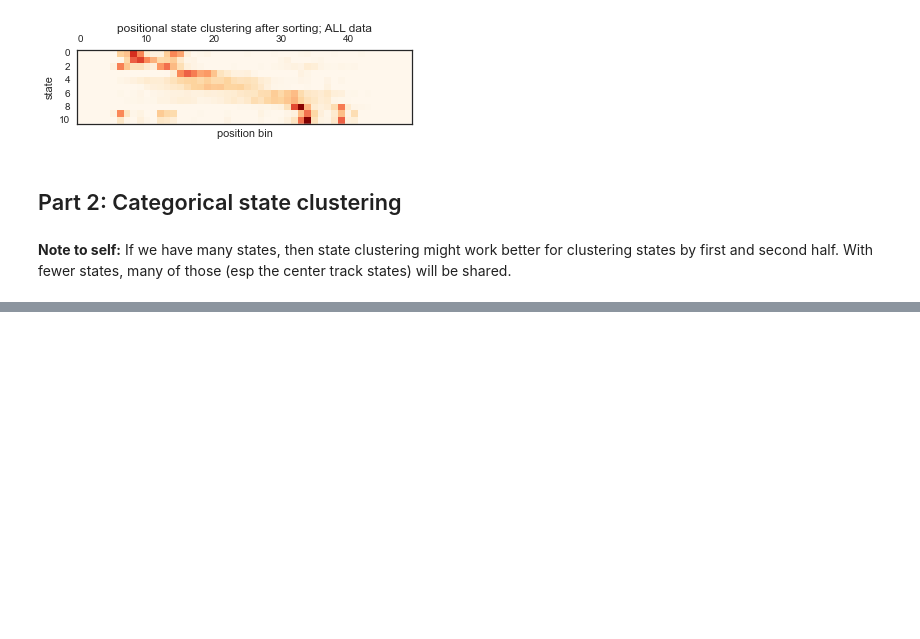
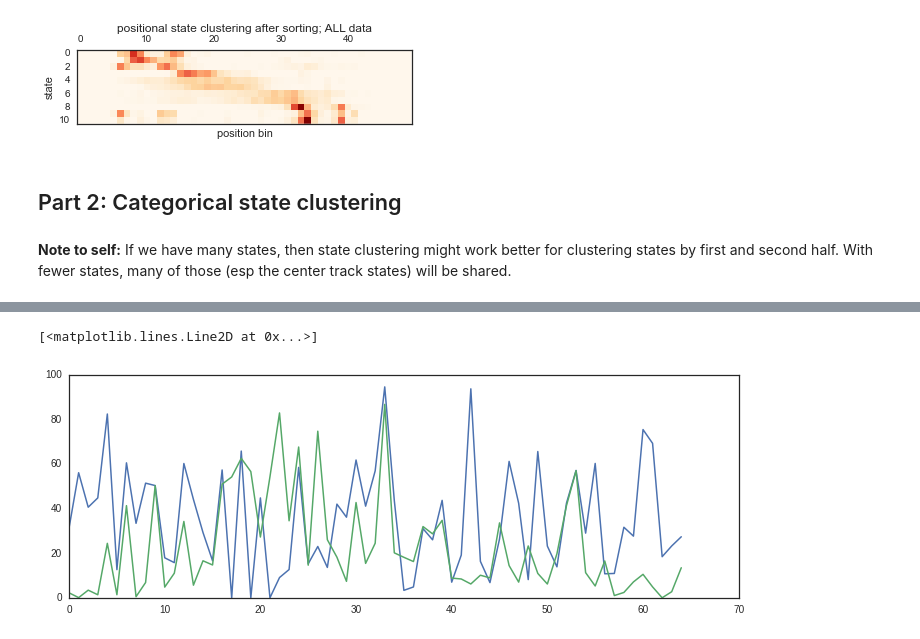
Before and after one commit to kemerelab/NeuroHMM, a Jupyter notebook: StateClustering.ipynb, the cells around one changed output, grey strips where cells are left out. Drawn from its saved outputs; the diff is of its cells as text; code cells hidden in the pictures; blank space fills up the shorter version.

```diff
--- a/StateClustering.ipynb
+++ b/StateClustering.ipynb
@@ -594,0 +702,39 @@ ax1.set_title('positional state clustering after sorting; ALL data', y=1.18)
+# %%
+###########################################################3
+stacked_data = seq_stk_run_0625
+###########################################################3
+
+x0=0; xl=100; num_pos_bins=50
+xx_left = np.linspace(x0,xl,num_pos_bins+1)
+num_sequences = len(stacked_data.sequence_lengths)
+num_states = myhmm.n_components
+state_pos = np.zeros((num_states, num_pos_bins))
+state_distr_1 = np.zeros((num_states,1))
+state_distr_2 = np.zeros((num_states,1))
+
+for seq_id in np.arange(0,num_sequences):
+    tmpseqbdries = [0]; tmpseqbdries.extend(np.cumsum(stacked_data.sequence_lengths).tolist());
+    obs = stacked_data.data[tmpseqbdries[seq_id]:tmpseqbdries[seq_id+1],:]
+    ll, pp = myhmm.score_samples(obs)
+    if stacked_data.boundaries[seq_id][0] < len(speed_0625)/2:
+        #print('1st half')
+        state_distr_1[:,0] = state_distr_1[:,0] + pp.sum(axis=0)
+    else:
+        #print('2nd half')
+        state_distr_2[:,0] = state_distr_2[:,0] + pp.sum(axis=0)
+
+    xx = truepos_0625[stacked_data.boundaries[seq_id,0]:stacked_data.boundaries[seq_id,1]+1]
+    digitized = np.digitize(xx, xx_left) - 1 # spatial bin numbers
+    for ii, ppii in enumerate(pp):
+        state_pos[:,digitized[ii]] += np.transpose(ppii)
+
+state_pos = normalize_state_pos(state_pos)
+peaklocations = state_pos.argmax(axis=1)
+peakorder = peaklocations.argsort()
+# %%
+aaa = np.argsort(state_distr_1, axis=None)
+plt.plot(state_distr_1[peakorder])
+plt.plot(state_distr_2[peakorder])
+# %% [output]
+[<matplotlib.lines.Line2D at 0x...>]
+[figure, added]
```
Also changed, not shown: parts of 6 cells of this notebook, 1 other file.
